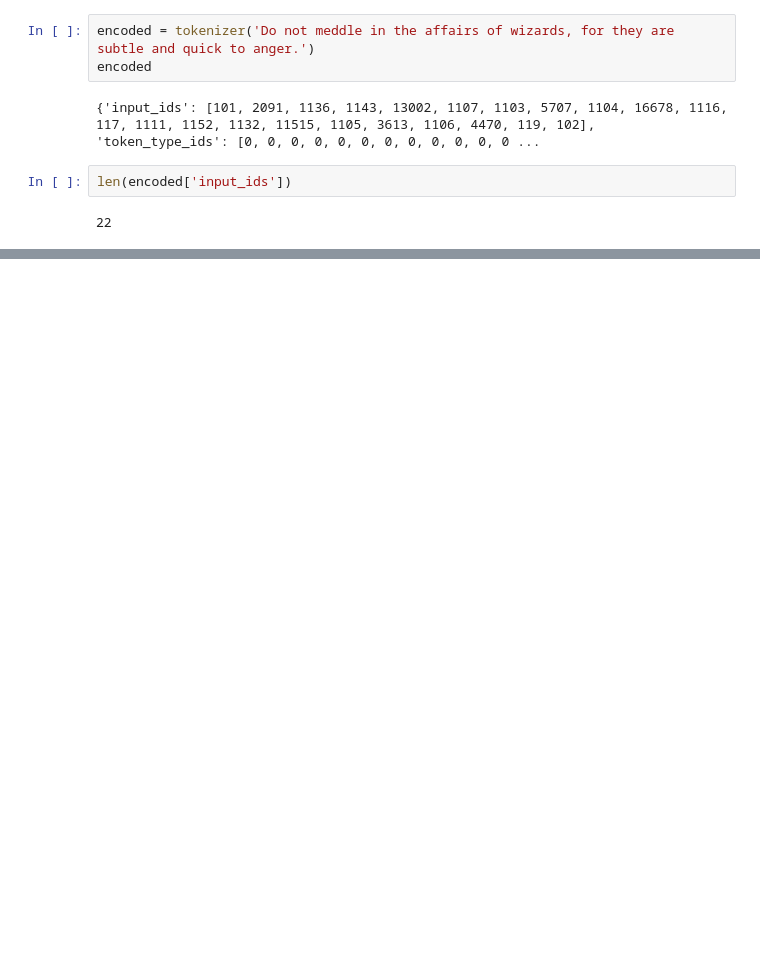
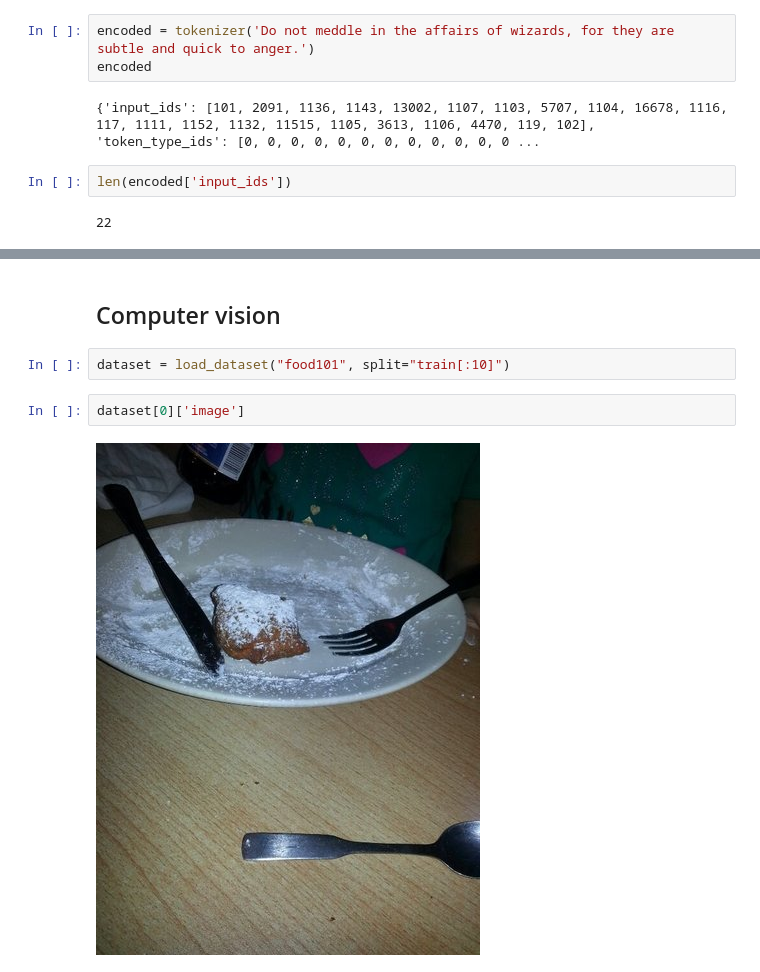
Before and after one commit to ruoyeruolan/documents, a Jupyter notebook: hgtransformers/preprocess.ipynb, the cells around one changed output, grey strips where cells are left out. Saved outputs shown, nothing was run; the diff lists cells and outputs as text; blank space fills up the shorter version.

```diff
--- a/hgtransformers/preprocess.ipynb
+++ b/hgtransformers/preprocess.ipynb
@@ -33,0 +77,8 @@ tokenizer.decode(encoded['input_ids'])
+# %% [markdown]
+## Computer vision
+# %%
+dataset = load_dataset("food101", split="train[:10]")
+# %%
+dataset[0]['image']
+# %% [output]
+[figure, added]
```
Also changed, not shown: parts of 22 cells of this notebook, 1 other file.
